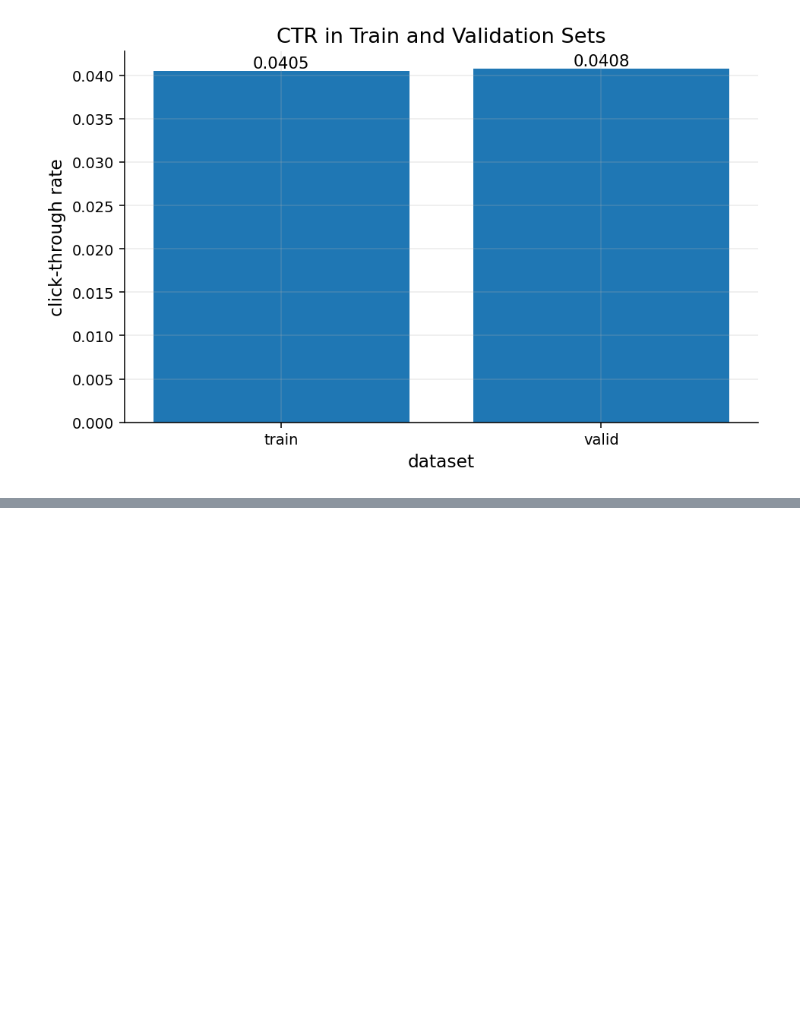
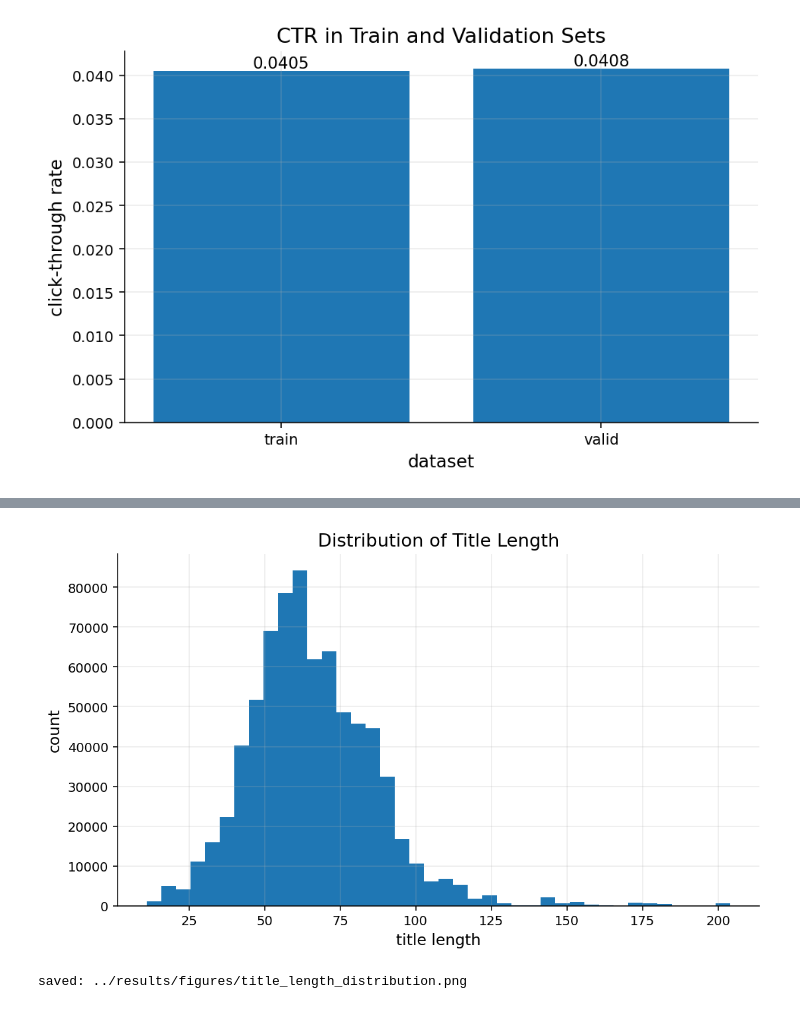
Before and after one commit to XvniYuSheng/mind-thesis, a Jupyter notebook: notebooks/03_baseline_lr_lgb.ipynb, the cells around one changed output, grey strips where cells are left out. Saved outputs shown, nothing was run; the diff lists cells and outputs as text; code cells hidden in the pictures; blank space fills up the shorter version.

```diff
--- a/notebooks/03_baseline_lr_lgb.ipynb
+++ b/notebooks/03_baseline_lr_lgb.ipynb
@@ -95,0 +175,16 @@ plt.show()
+# %%
+fig, ax = plt.subplots(figsize=(8, 4.8))
+ax.hist(train_df["title_len"], bins=40)
+ax.set_title("Distribution of Title Length")
+ax.set_xlabel("title length")
+ax.set_ylabel("count")
+plt.tight_layout()
+
+save_path = BASE_DIR / "results" / "figures" / "title_length_distribution.png"
+plt.savefig(save_path, bbox_inches="tight")
+plt.show()
+
+print("saved:", save_path)
+# %% [output]
+[figure, added]
+saved: ../results/figures/title_length_distribution.png
```
Also changed, not shown: parts of 9 cells of this notebook, 1 other file.
